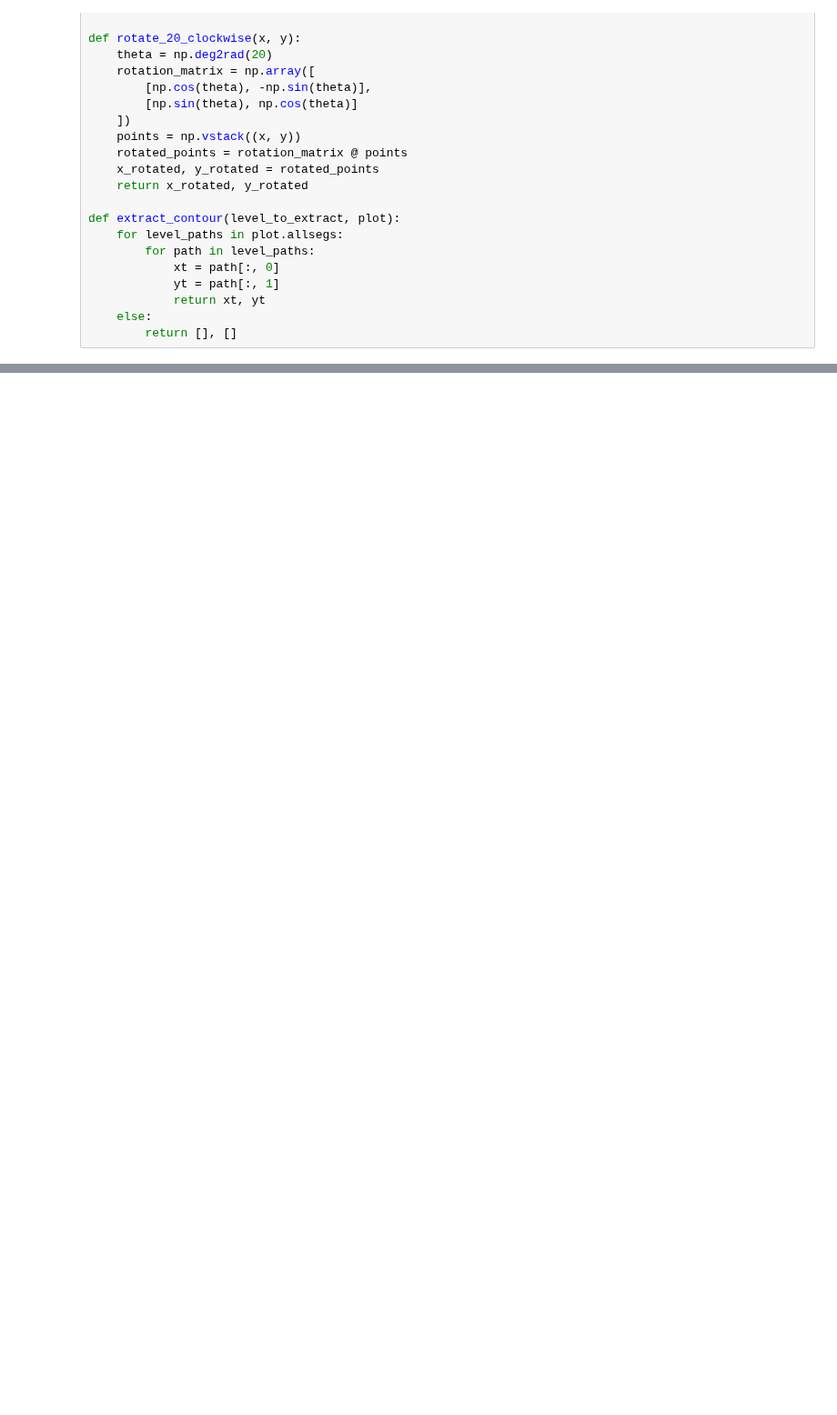
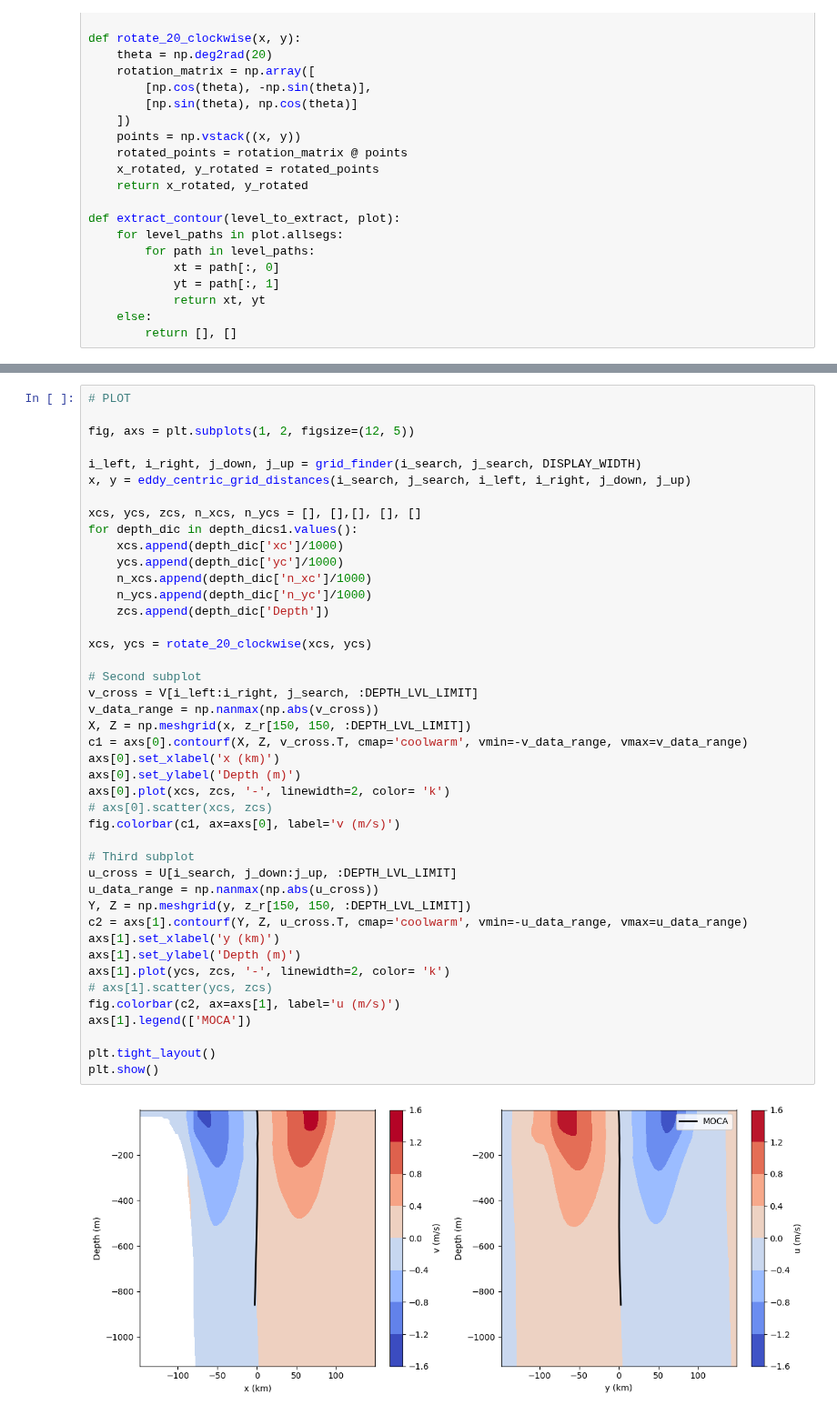
Before and after one commit to regdowse/UNSW-MRes, a Jupyter notebook: MRes/Eddy_Structure_Approaches/Test_Methods.ipynb, the cells around one changed output, grey strips where cells are left out. Shown at 91% size. Drawn from its saved outputs; the diff is of its cells as text; blank space fills up the shorter version.

```diff
--- a/MRes/Eddy_Structure_Approaches/Test_Methods.ipynb
+++ b/MRes/Eddy_Structure_Approaches/Test_Methods.ipynb
@@ -331,0 +732,45 @@ plt.show()
+# %%
+# PLOT
+
+fig, axs = plt.subplots(1, 2, figsize=(12, 5))
+
+i_left, i_right, j_down, j_up = grid_finder(i_search, j_search, DISPLAY_WIDTH)
+x, y = eddy_centric_grid_distances(i_search, j_search, i_left, i_right, j_down, j_up)
+
+xcs, ycs, zcs, n_xcs, n_ycs = [], [],[], [], []
+for depth_dic in depth_dics1.values():
+    xcs.append(depth_dic['xc']/1000)
+    ycs.append(depth_dic['yc']/1000)
+    n_xcs.append(depth_dic['n_xc']/1000)
+    n_ycs.append(depth_dic['n_yc']/1000)
+    zcs.append(depth_dic['Depth'])
+
+xcs, ycs = rotate_20_clockwise(xcs, ycs)
+
+# Second subplot
+v_cross = V[i_left:i_right, j_search, :DEPTH_LVL_LIMIT]
+v_data_range = np.nanmax(np.abs(v_cross))
+X, Z = np.meshgrid(x, z_r[150, 150, :DEPTH_LVL_LIMIT])
+c1 = axs[0].contourf(X, Z, v_cross.T, cmap='coolwarm', vmin=-v_data_range, vmax=v_data_range)
+axs[0].set_xlabel('x (km)')
+axs[0].set_ylabel('Depth (m)')
+axs[0].plot(xcs, zcs, '-', linewidth=2, color= 'k')
+# axs[0].scatter(xcs, zcs)
+fig.colorbar(c1, ax=axs[0], label='v (m/s)')
+
+# Third subplot
+u_cross = U[i_search, j_down:j_up, :DEPTH_LVL_LIMIT]
+u_data_range = np.nanmax(np.abs(u_cross))
+Y, Z = np.meshgrid(y, z_r[150, 150, :DEPTH_LVL_LIMIT])
+c2 = axs[1].contourf(Y, Z, u_cross.T, cmap='coolwarm', vmin=-u_data_range, vmax=u_data_range)
+axs[1].set_xlabel('y (km)')
+axs[1].set_ylabel('Depth (m)')
+axs[1].plot(ycs, zcs, '-', linewidth=2, color= 'k')
+# axs[1].scatter(ycs, zcs)
+fig.colorbar(c2, ax=axs[1], label='u (m/s)')
+axs[1].legend(['MOCA'])
+
+plt.tight_layout()
+plt.show()
+# %% [output]
+[figure, added]
```
Also changed, not shown: parts of 15 cells of this notebook.
